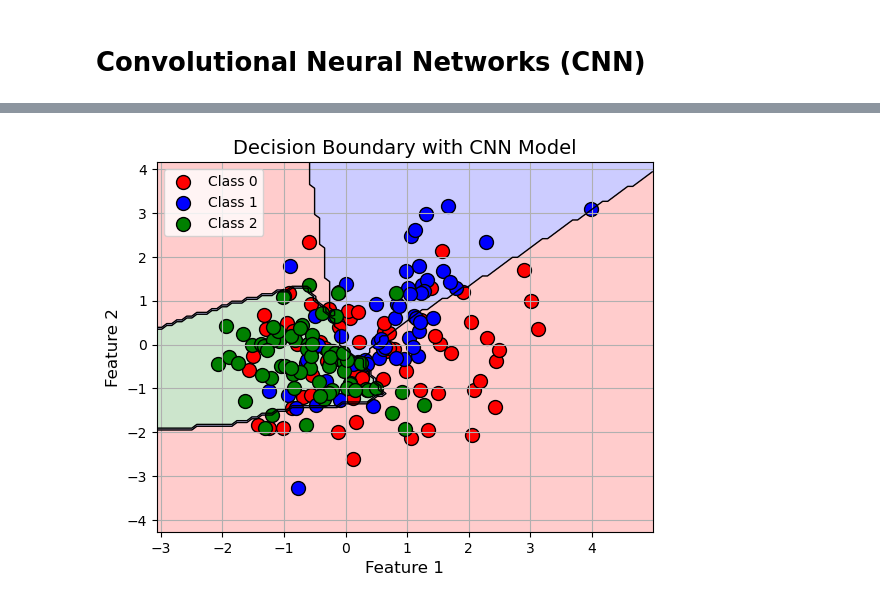
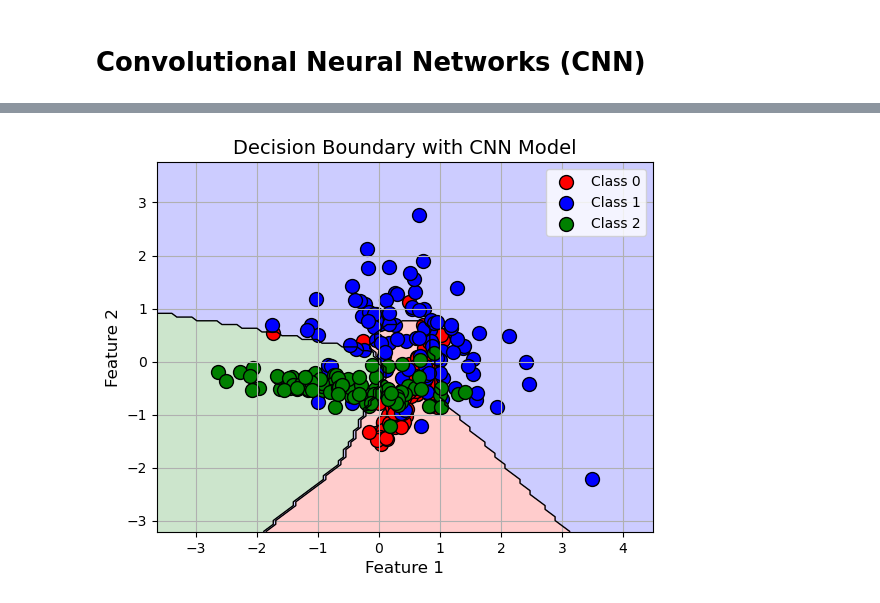
Before and after one commit to holleyj/AiModelTest, a Jupyter notebook: CNN.ipynb, the cells around one changed output, grey strips where cells are left out. Drawn from its saved outputs; the diff is of its cells as text; code cells hidden in the pictures.

```diff
--- a/CNN.ipynb
+++ b/CNN.ipynb
@@ -12,7 +12,7 @@ from sklearn.preprocessing import StandardScaler
 
 # Generate a more complex dataset with 3 classes
 X, y = make_classification(
-    n_samples=200,
+    n_samples=300,
     n_features=2,
     n_classes=3,
     n_informative=2,
@@ -131,2 +131,2 @@ Epoch 90/100, Loss: 0.8378
 Plotting decision boundary for CNN...
-[figure, old version]
+[figure, new version]
```
Also changed, not shown: parts of 1 cell of this notebook, 3 other files.
